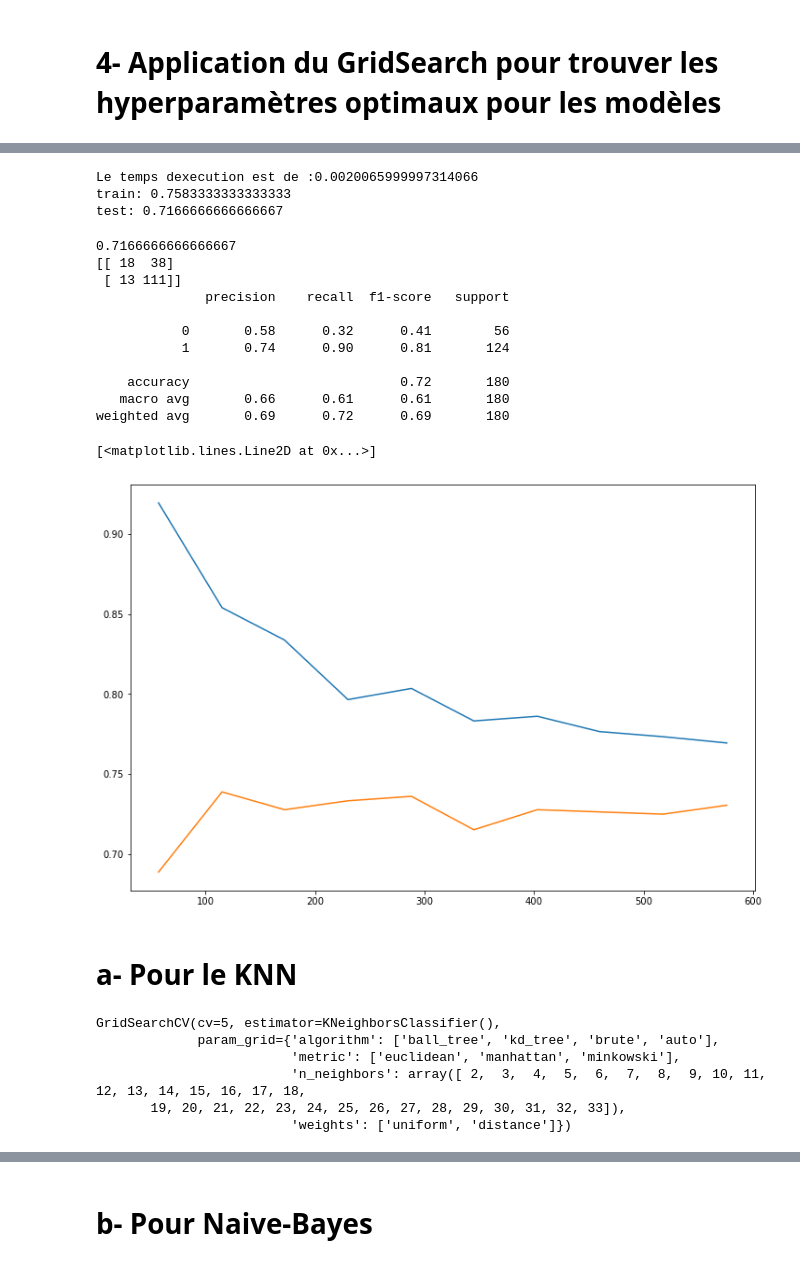
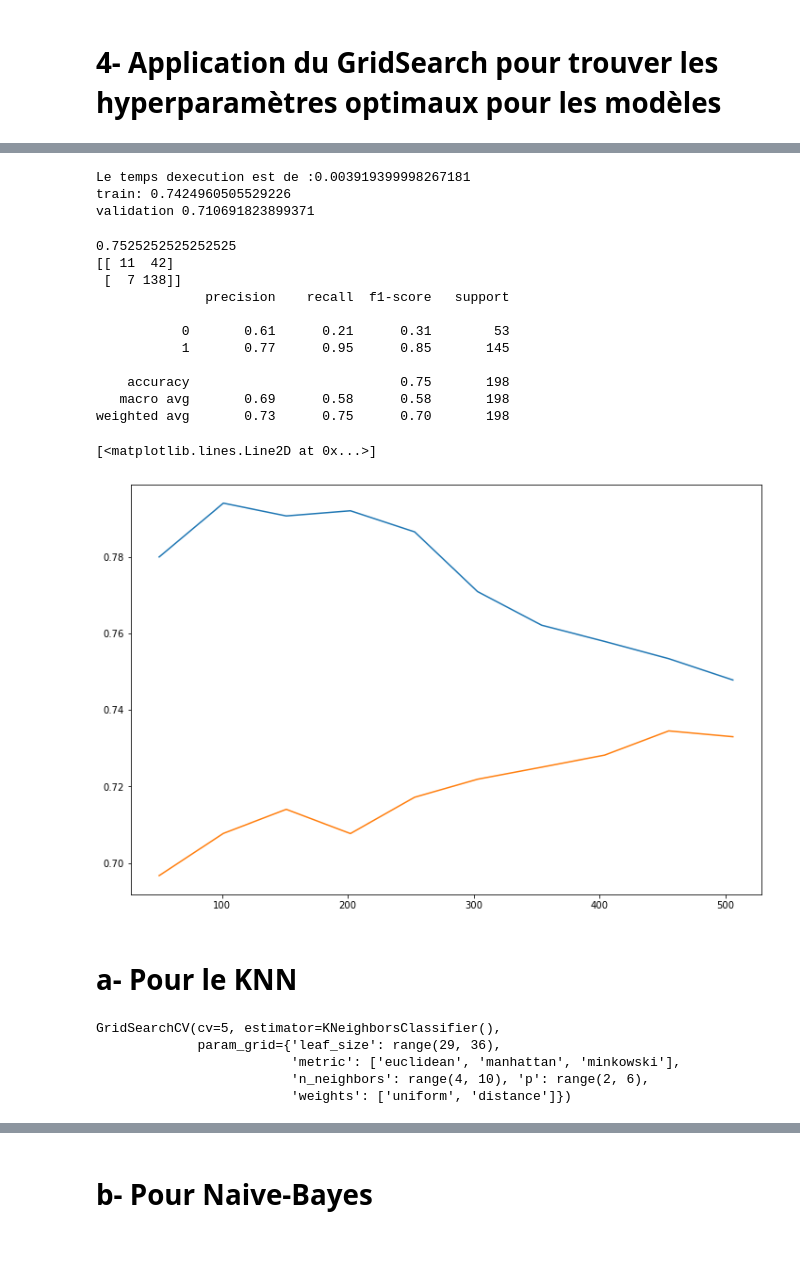
Before and after one commit to lnspeedy/CreditRisk_Classification, a Jupyter notebook: exploration/modèle_Chris_unbalanced.ipynb, the cells around one changed output, grey strips where cells are left out. Saved outputs shown, nothing was run; the diff lists cells and outputs as text; code cells hidden in the pictures.

```diff
--- a/exploration/modèle_Chris_unbalanced.ipynb
+++ b/exploration/modèle_Chris_unbalanced.ipynb
@@ -30,2 +30,2 @@ train = pd.read_csv('train_final.csv')
 # %%
-train.set_index('id', inplace = True)
+df.set_index('id', inplace = True)
@@ -51,5 +51,5 @@ train
 # %%
-y= train['class']
-del train['class']
-X = train
+y = df['class']
+del df['class']
+X = df
 # %%
@@ -57,3 +61,5 @@ X_train, X_test, y_train, y_test = train_test_split(X, y, test_size=0.2, random_
+# %%
+X_train, X_val, y_train, y_val = train_test_split(X_train, y_train, test_size = 0.2, random_state = 42)
 # %%
 X_train.shape
 # %% [output]
@@ -211,8 +243,8 @@ from sklearn.metrics import confusion_matrix, accuracy_score, auc, f1_score, rec
 
 paramRL = {
     'penalty': ['l1','l2','elasticnet','none'],
-    'C' : [0.01, 0.02, 0.03, 1, 1.01, 1.02, 2.01, 2.02,2.03,2.04, 3.01],
-    'solver': ['newton-cg','lbfgs','liblinear','sag','saga']
+    'C' : [0.01, 0.02, 0.03, 0.04, 0.05, 0.06, 0.1, 0.2, 0.3, 1, 1.01, 1.02, 2.01, 2.02,2.03,2.04, 3.01],
+    'max_iter': range(90, 105)
 }
 
 gridRL = GridSearchCV(LogisticRegression(), paramRL, cv = 5)
@@ -236,57 +286,57 @@ gridRL.best_params_
 start = timeit.default_timer()
 
 modelRL = gridRL.best_estimator_
-modelRL.score(X_test, y_test)
+modelRL.score(X_val, y_val)
 
 stop = timeit.default_timer()
 execution_time = stop - start
 print("Le temps dexecution est de :" +str(execution_time))
 print("train:",modelRL.score(X_train, y_train))
-print("test:",modelRL.score(X_test, y_test))
+print ("validation", modelRL.score(X_val, y_val))
 # %% [output]
-Le temps dexecution est de :0.0020065999997314066
-train: 0.7583333333333333
-test: 0.7166666666666667
+Le temps dexecution est de :0.003919399998267181
+train: 0.7424960505529226
+validation 0.710691823899371
 # %%
-RL = LogisticRegression()
+RL = LogisticRegression( C = 0.05, max_iter = 90, penalty = 'l2')
 RL.fit(X_train, y_train)
 y_pred_RL = RL.predict(X_test)
 print(accuracy_score(y_pred_RL, y_test))
 print(confusion_matrix(y_test, y_pred_RL))
 print(classification_report(y_test, y_pred_RL))
 
 N, train_score, val_score = learning_curve(RL, X_train, y_train, scoring = 'accuracy',cv = 5,
                                            train_sizes = np.linspace(0.1, 1, 10))
 plt.figure(figsize=(12,8))
 plt.plot(N, train_score.mean(axis = 1), label = 'train score')
 plt.plot(N, val_score.mean(axis = 1), label = 'validation score')
 # %% [output]
-0.7166666666666667
-[[ 18  38]
- [ 13 111]]
+0.7525252525252525
+[[ 11  42]
+ [  7 138]]
               precision    recall  f1-score   support
 
-           0       0.58      0.32      0.41        56
-           1       0.74      0.90      0.81       124
+           0       0.61      0.21      0.31        53
+           1       0.77      0.95      0.85       145
 
-    accuracy                           0.72       180
-   macro avg       0.66      0.61      0.61       180
-weighted avg       0.69      0.72      0.69       180
+    accuracy                           0.75       198
+   macro avg       0.69      0.58      0.58       198
+weighted avg       0.73      0.75      0.70       198
 [<matplotlib.lines.Line2D at 0x...>]
-[figure, old version]
+[figure, new version]
 # %% [markdown]
 # a- Pour le KNN
 # %%
-paramKNN = {'n_neighbors': np.arange(2, 34),
+paramKNN = {'n_neighbors': range(4, 10),
             'weights': ['uniform','distance'],
-            'algorithm': ['ball_tree', 'kd_tree', 'brute', 'auto'],
-            'metric': ['euclidean','manhattan', 'minkowski']}
+            'leaf_size' : range(29, 36),
+            'metric': ['euclidean','manhattan', 'minkowski'],
+            'p': range(2, 6)}
 gridKNN = GridSearchCV(KNeighborsClassifier(), paramKNN, cv=5)
 gridKNN.fit(X_train, y_train)
 # %% [output]
 GridSearchCV(cv=5, estimator=KNeighborsClassifier(),
-             param_grid={'algorithm': ['ball_tree', 'kd_tree', 'brute', 'auto'],
+             param_grid={'leaf_size': range(29, 36),
                          'metric': ['euclidean', 'manhattan', 'minkowski'],
-                         'n_neighbors': array([ 2,  3,  4,  5,  6,  7,  8,  9, 10, 11, 12, 13, 14, 15, 16, 17, 18,
-       19, 20, 21, 22, 23, 24, 25, 26, 27, 28, 29, 30, 31, 32, 33]),
+                         'n_neighbors': range(4, 10), 'p': range(2, 6),
                          'weights': ['uniform', 'distance']})
```
Also changed, not shown: parts of 92 cells of this notebook.
